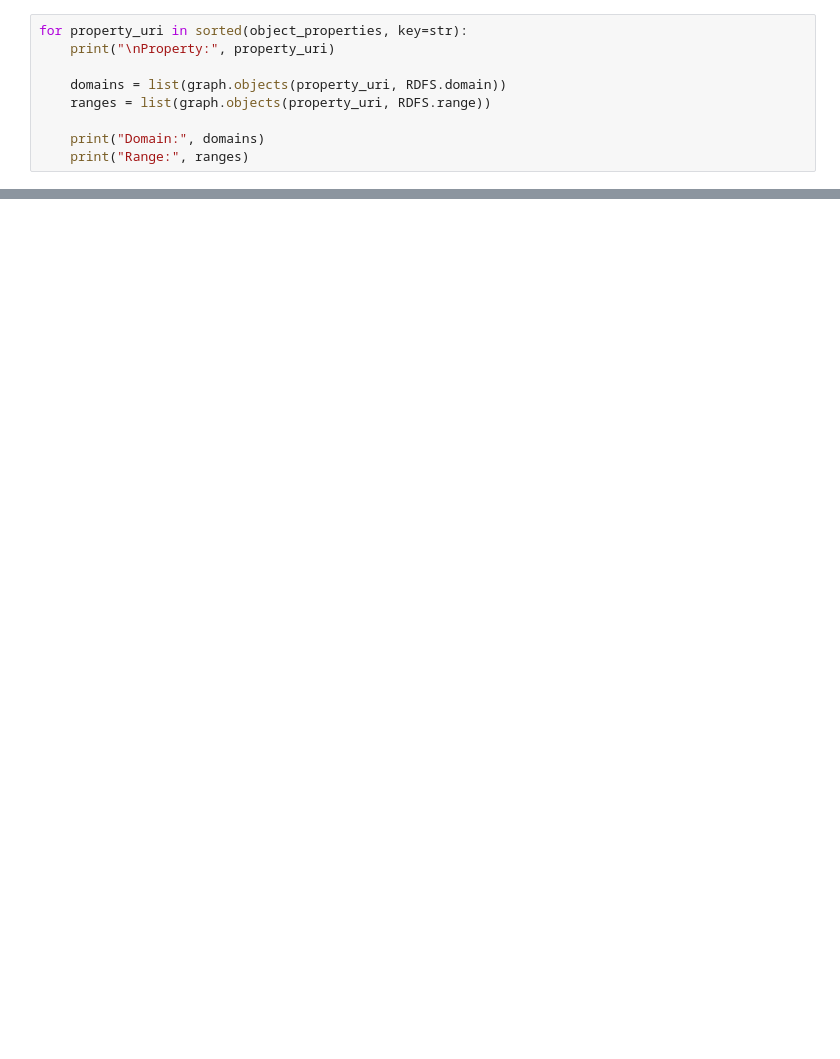
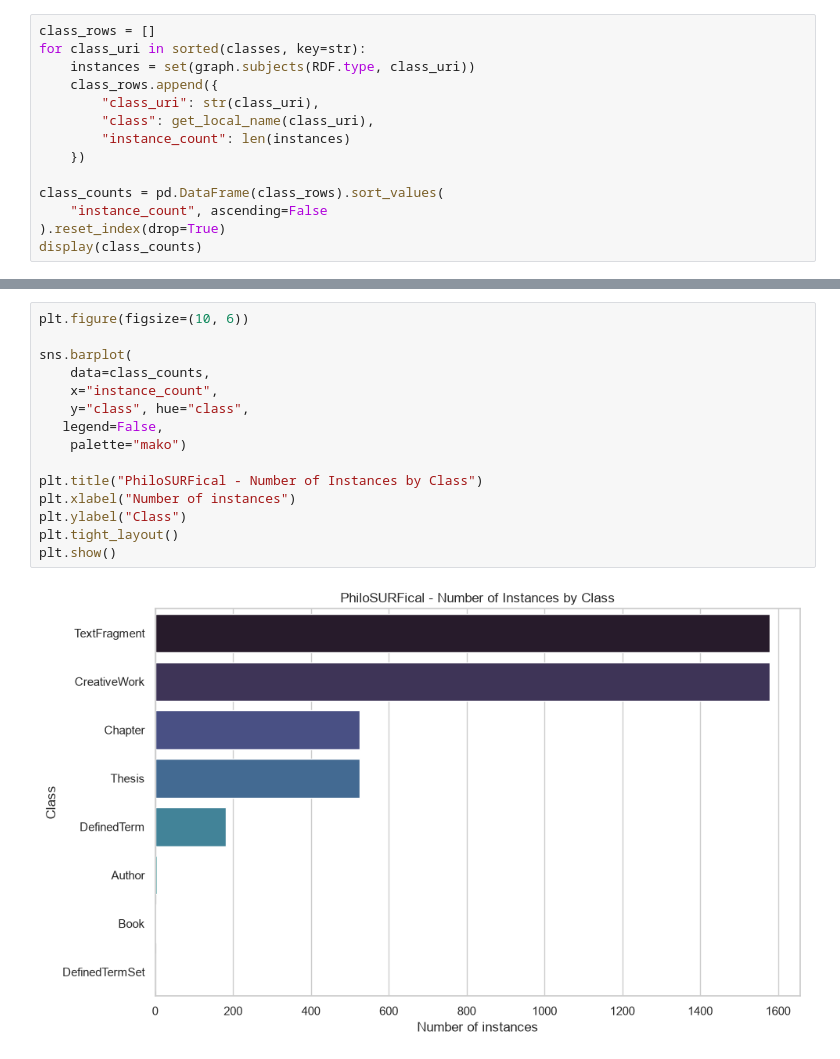
Before and after one commit to i4444i4444/OWL-ontology-align, a Jupyter notebook: tractatus-alignment/notebooks/inspect_philosurfical.ipynb, the cells around one changed output, grey strips where cells are left out. Saved outputs shown, nothing was run; the diff lists cells and outputs as text; blank space fills up the shorter version.

```diff
--- a/tractatus-alignment/notebooks/inspect_philosurfical.ipynb
+++ b/tractatus-alignment/notebooks/inspect_philosurfical.ipynb
@@ -81,10 +71,15 @@ https://schema.org/text
 # %%
-for property_uri in sorted(object_properties, key=str):
-    print("\nProperty:", property_uri)
+class_rows = []
+for class_uri in sorted(classes, key=str):
+    instances = set(graph.subjects(RDF.type, class_uri))
+    class_rows.append({
+        "class_uri": str(class_uri),
+        "class": get_local_name(class_uri),
+        "instance_count": len(instances)
+    })
 
-    domains = list(graph.objects(property_uri, RDFS.domain))
-    ranges = list(graph.objects(property_uri, RDFS.range))
-
-    print("Domain:", domains)
-    print("Range:", ranges)
+class_counts = pd.DataFrame(class_rows).sort_values(
+    "instance_count", ascending=False
+).reset_index(drop=True)
+display(class_counts)
 # %% [output]
@@ -153,0 +315,17 @@ Range: [rdflib.term.URIRef('http://www.w3.org/2001/XMLSchema#string')]
+# %%
+plt.figure(figsize=(10, 6))
+
+sns.barplot(
+    data=class_counts,
+    x="instance_count",
+    y="class", hue="class",
+   legend=False,
+    palette="mako")
+
+plt.title("PhiloSURFical - Number of Instances by Class")
+plt.xlabel("Number of instances")
+plt.ylabel("Class")
+plt.tight_layout()
+plt.show()
+# %% [output]
+[figure, added]
```
Also changed, not shown: parts of 22 cells of this notebook, 2 other files.
